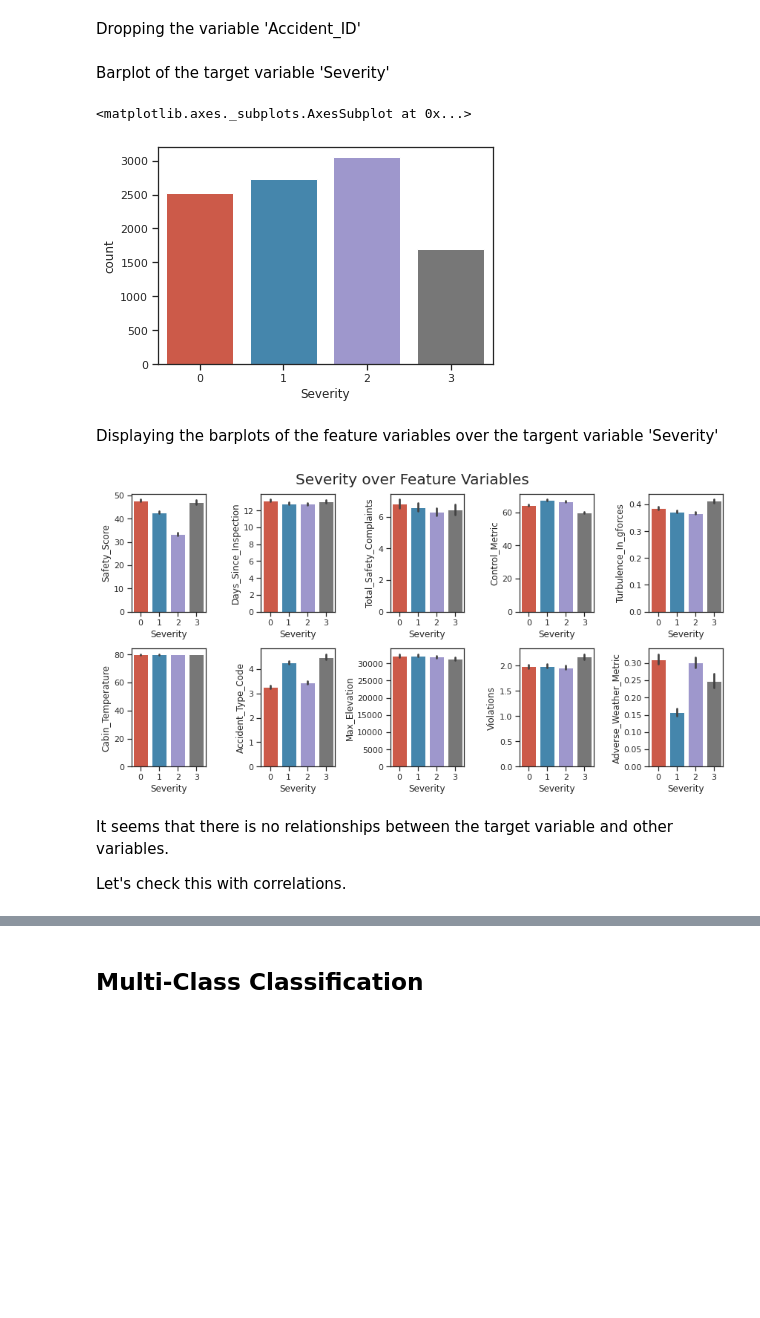
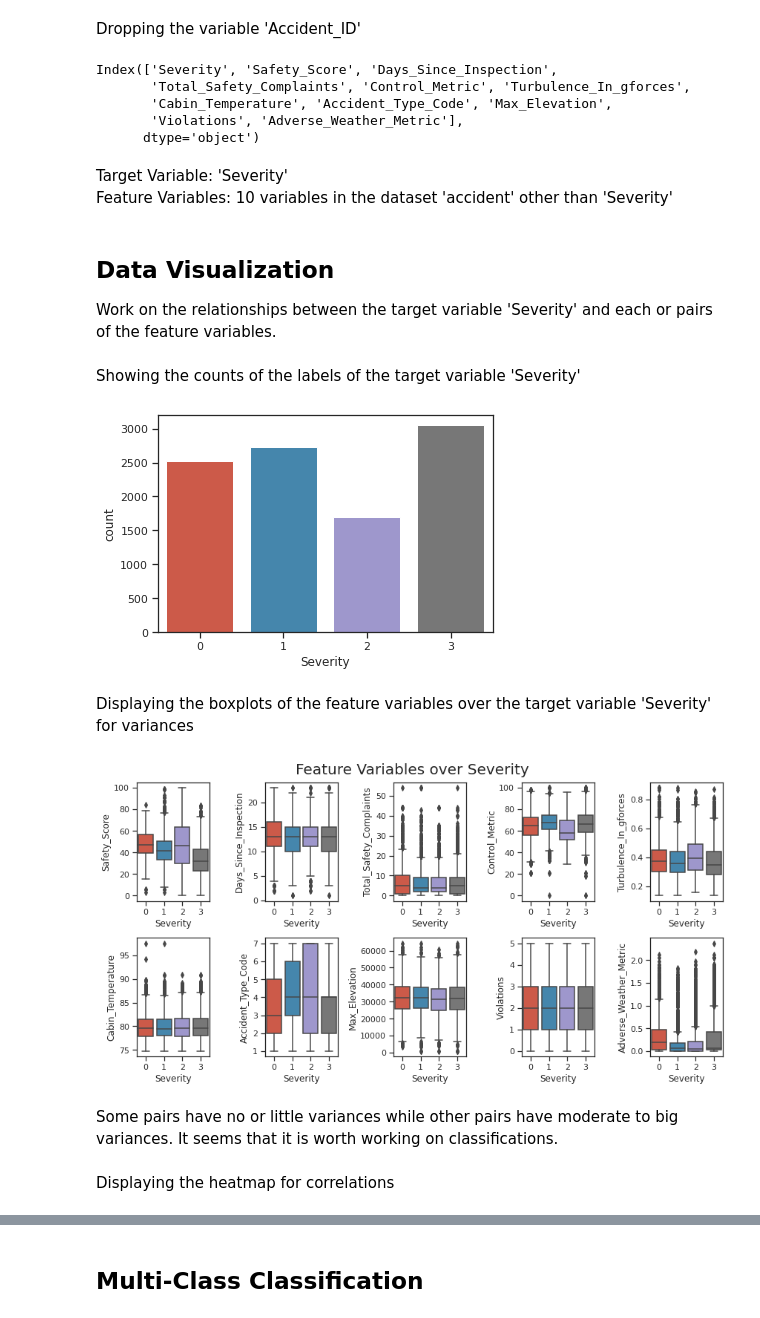
Before and after one commit to dspark0419/DATA-201, a Jupyter notebook: Project_2.ipynb, the cells around one changed output, grey strips where cells are left out. Saved outputs shown, nothing was run; the diff lists cells and outputs as text; code cells hidden in the pictures; blank space fills up the shorter version.

```diff
--- a/Project_2.ipynb
+++ b/Project_2.ipynb
@@ -103,6 +105,6 @@ Encoding manually the object Severity according to its severity
 # %%
 label_severity = {'Minor_Damage_And_Injuries': 0, 'Significant_Damage_And_Serious_Injuries': 1,
-                  'Highly_Fatal_And_Damaging': 2, 'Significant_Damage_And_Fatalities': 3}
+                  'Significant_Damage_And_Fatalities': 2, 'Highly_Fatal_And_Damaging': 3}
 airplane_accident['Severity'] = airplane_accident['Severity'].replace(label_severity)
 airplane_accident.info()
 # %% [output]
@@ -131,31 +131,45 @@ memory usage: 937.6 KB
 Dropping the variable 'Accident_ID'
 # %%
 accident = airplane_accident.drop(columns=['Accident_ID'])
+accident.columns
+# %% [output]
+Index(['Severity', 'Safety_Score', 'Days_Since_Inspection',
+       'Total_Safety_Complaints', 'Control_Metric', 'Turbulence_In_gforces',
+       'Cabin_Temperature', 'Accident_Type_Code', 'Max_Elevation',
+       'Violations', 'Adverse_Weather_Metric'],
+      dtype='object')
+# %% [markdown]
+Target Variable: 'Severity'
+Feature Variables: 10 variables in the dataset 'accident' other than 'Severity'
+# %% [markdown]
+## **Data Visualization**
+
+Work on the relationships between the target variable 'Severity' and each or pairs of the feature variables.
 # %% [markdown]
-Barplot of the target variable 'Severity'
+Showing the counts of the labels of the target variable 'Severity'
 # %%
-sns.countplot(accident['Severity'])
+sns.countplot(data=accident, x='Severity')
+plt.show()
 # %% [output]
-<matplotlib.axes._subplots.AxesSubplot at 0x...>
-[figure, old version]
+[figure, new version]
 # %% [markdown]
-Displaying the barplots of the feature variables over the targent variable 'Severity'
+Displaying the boxplots of the feature variables over the target variable 'Severity' for variances
 # %%
 fig, axes = plt.subplots(2, 5, figsize=[12,6])
 
 for i in range(5):
-  sns.barplot(x=accident['Severity'], y=accident.iloc[:, i+1], ax=axes[0, i])
-  sns.barplot(x=accident['Severity'], y=accident.iloc[:, i+1+5], ax=axes[1, i])
+  sns.boxplot(x=accident['Severity'], y=accident.iloc[:, i+1], ax=axes[0, i])
+  sns.boxplot(x=accident['Severity'], y=accident.iloc[:, i+1+5], ax=axes[1, i])
 
-fig.suptitle('Severity over Feature Variables', y=1.03, size=20)
+fig.suptitle('Feature Variables over Severity', y=1.03, size=20)
 fig.tight_layout()
 plt.show()
 # %% [output]
-[figure, old version]
+[figure, new version]
-# %% [markdown]
-It seems that there is no relationships between the target variable and other variables.
-
-Let's check this with correlations.
+# %% [markdown]
+Some pairs have no or little variances while other pairs have moderate to big variances. It seems that it is worth working on classifications.
+# %% [markdown]
+Displaying the heatmap for correlations
 # %%
 sns.set(font_scale=1.2)
 fig, ax = plt.subplots(figsize=[12,12])
```
Also changed, not shown: parts of 44 cells of this notebook.
